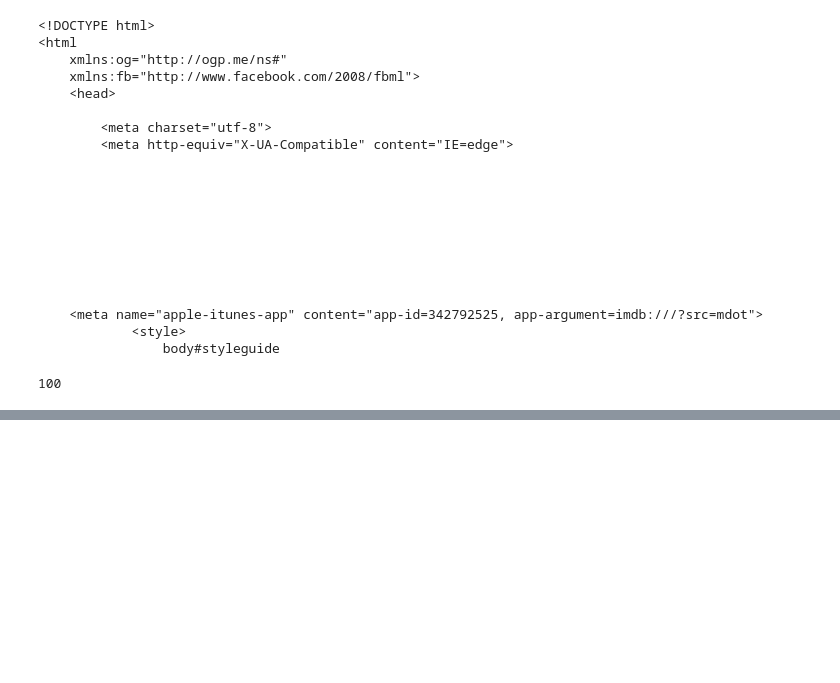
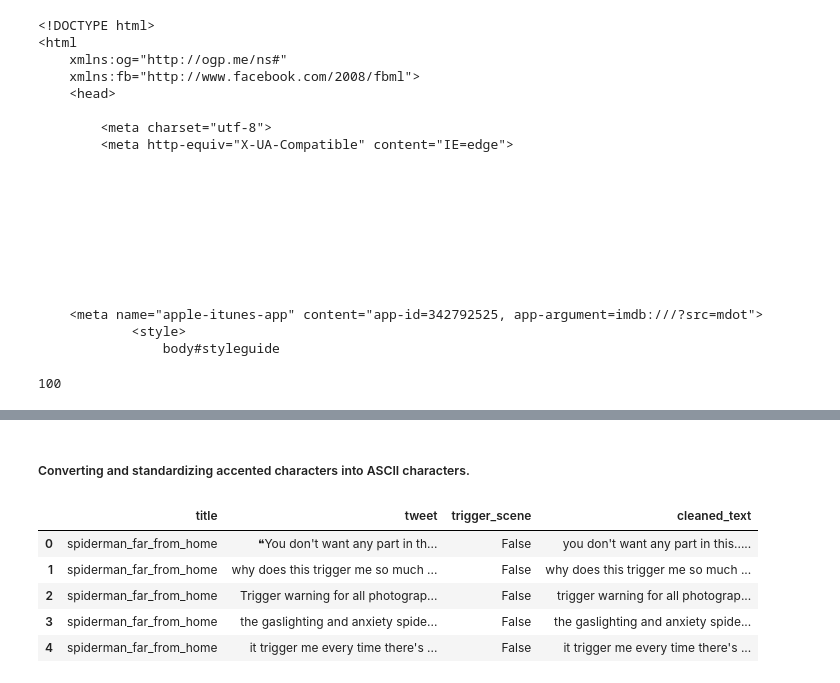
Before and after one commit to matthewzapata/twitter-trigger-warnings, a Jupyter notebook: trigger_warnings.ipynb, the cells around one changed output, grey strips where cells are left out. Cells and saved outputs as stored; diff of their text form; code cells hidden in the pictures; blank space fills up the shorter version.

```diff
--- a/trigger_warnings.ipynb
+++ b/trigger_warnings.ipynb
@@ -169,0 +230,18 @@ from unknown error: web view not found
+# %% [markdown]
+##### Converting and standardizing accented characters into ASCII characters.
+# %%
+def replace_accented_characters(text):
+    no_accent_text = unicodedata.normalize('NFKD', text)\
+                        .encode('ascii', 'ignore')\
+                        .decode('utf-8', 'ignore')
+    return no_accent_text
+
+df.cleaned_text = df.cleaned_text.apply(remove_accented_characters)
+df.head()
+# %% [output]
+|  | title | tweet | trigger_scene | cleaned_text |
+| 0 | spiderman_far_from_home | ⠀⠀ ❝You don't want any part in th... | False | you don't want any part in this..... |
+| 1 | spiderman_far_from_home | why does this trigger me so much ... | False | why does this trigger me so much ... |
+| 2 | spiderman_far_from_home | Trigger warning for all photograp... | False | trigger warning for all photograp... |
+| 3 | spiderman_far_from_home | the gaslighting and anxiety spide... | False | the gaslighting and anxiety spide... |
+| 4 | spiderman_far_from_home | it trigger me every time there's ... | False | it trigger me every time there's ... |
```
Also changed, not shown: parts of 28 cells of this notebook.
